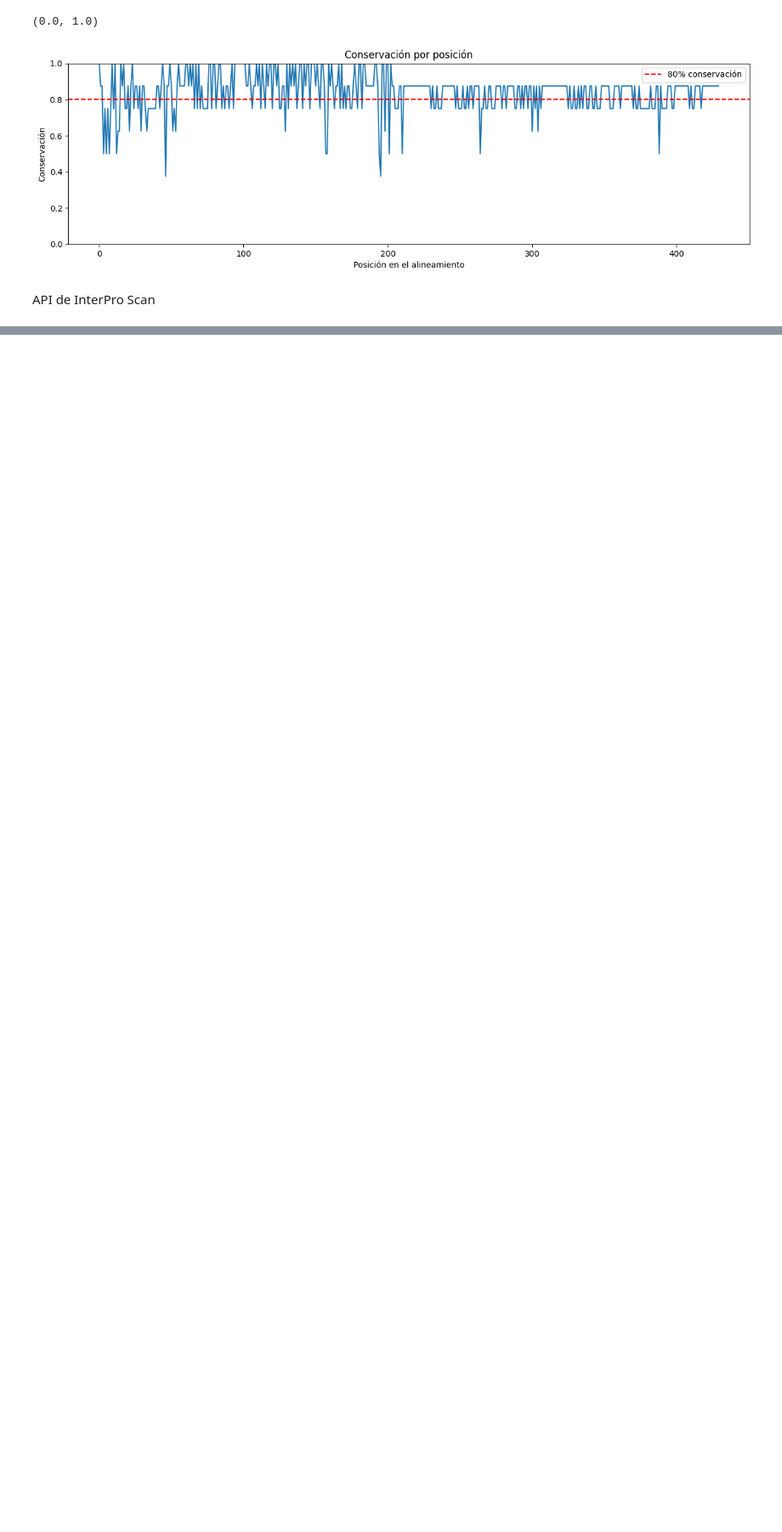
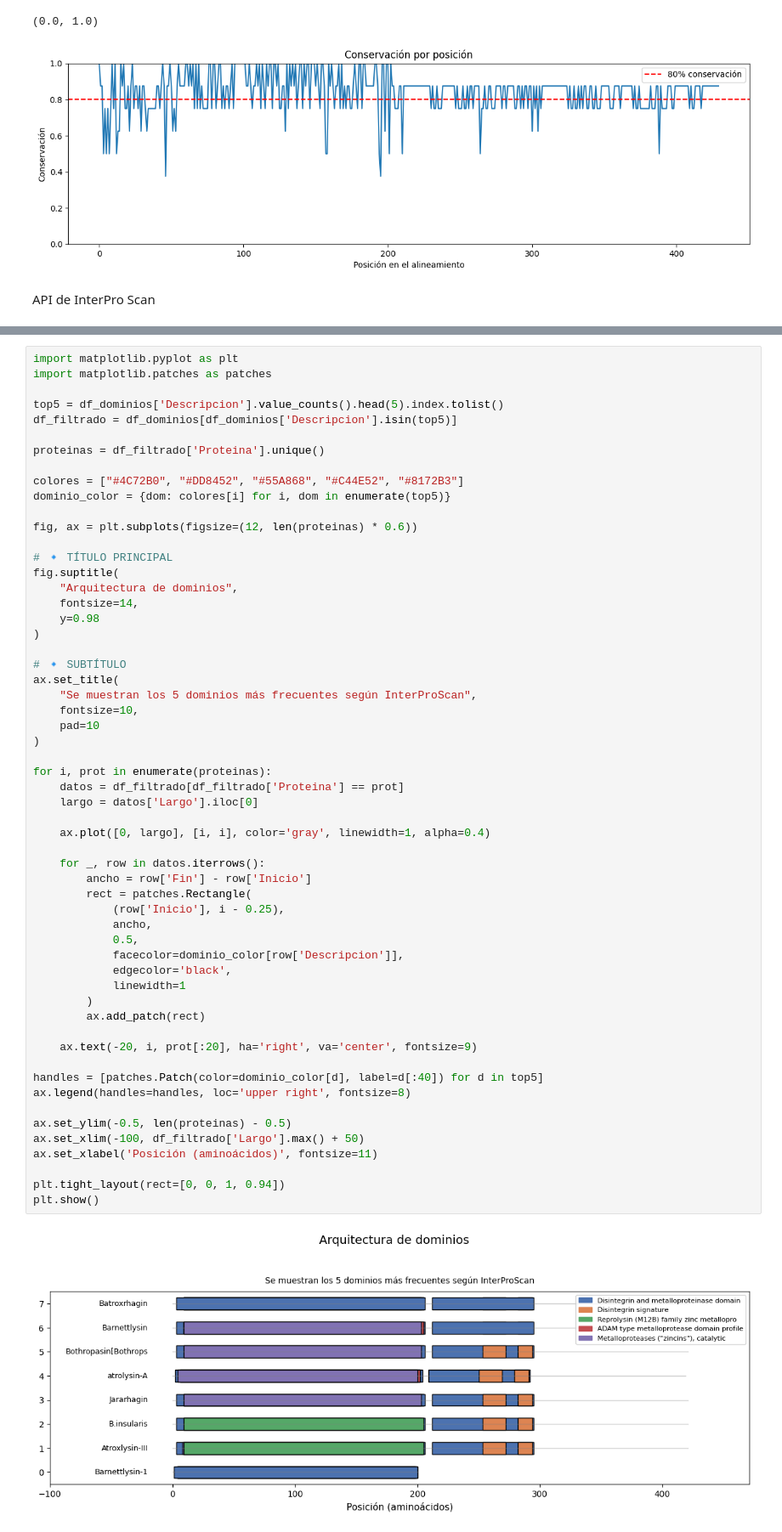
Before and after one commit to Jotavenom/Proyecto-Bioinfo, a Jupyter notebook: Proyecto_Analisis_de_SVMPs_III.ipynb, the cells around one changed output, grey strips where cells are left out. Shown: that part at 85% size. Drawn from its saved outputs; the diff is of its cells as text; blank space fills up the shorter version.

```diff
--- a/Proyecto_Analisis_de_SVMPs_III.ipynb
+++ b/Proyecto_Analisis_de_SVMPs_III.ipynb
@@ -176,0 +226,59 @@ Procesando: Atroxlysin-III
+# %%
+import matplotlib.pyplot as plt
+import matplotlib.patches as patches
+
+top5 = df_dominios['Descripcion'].value_counts().head(5).index.tolist()
+df_filtrado = df_dominios[df_dominios['Descripcion'].isin(top5)]
+
+proteinas = df_filtrado['Proteina'].unique()
+
+colores = ["#4C72B0", "#DD8452", "#55A868", "#C44E52", "#8172B3"]
+dominio_color = {dom: colores[i] for i, dom in enumerate(top5)}
+
+fig, ax = plt.subplots(figsize=(12, len(proteinas) * 0.6))
+
+# 🔹 TÍTULO PRINCIPAL
+fig.suptitle(
+    "Arquitectura de dominios",
+    fontsize=14,
+    y=0.98
+)
+
+# 🔹 SUBTÍTULO
+ax.set_title(
+    "Se muestran los 5 dominios más frecuentes según InterProScan",
+    fontsize=10,
+    pad=10
+)
+
+for i, prot in enumerate(proteinas):
+    datos = df_filtrado[df_filtrado['Proteina'] == prot]
+    largo = datos['Largo'].iloc[0]
+
+    ax.plot([0, largo], [i, i], color='gray', linewidth=1, alpha=0.4)
+
+    for _, row in datos.iterrows():
+        ancho = row['Fin'] - row['Inicio']
+        rect = patches.Rectangle(
+            (row['Inicio'], i - 0.25),
+            ancho,
+            0.5,
+            facecolor=dominio_color[row['Descripcion']],
+            edgecolor='black',
+            linewidth=1
+        )
+        ax.add_patch(rect)
+
+    ax.text(-20, i, prot[:20], ha='right', va='center', fontsize=9)
+
+handles = [patches.Patch(color=dominio_color[d], label=d[:40]) for d in top5]
+ax.legend(handles=handles, loc='upper right', fontsize=8)
+
+ax.set_ylim(-0.5, len(proteinas) - 0.5)
+ax.set_xlim(-100, df_filtrado['Largo'].max() + 50)
+ax.set_xlabel('Posición (aminoácidos)', fontsize=11)
+
+plt.tight_layout(rect=[0, 0, 1, 0.94])
+plt.show()
+# %% [output]
+[figure, added]
```
Also changed, not shown: parts of 4 cells of this notebook.
